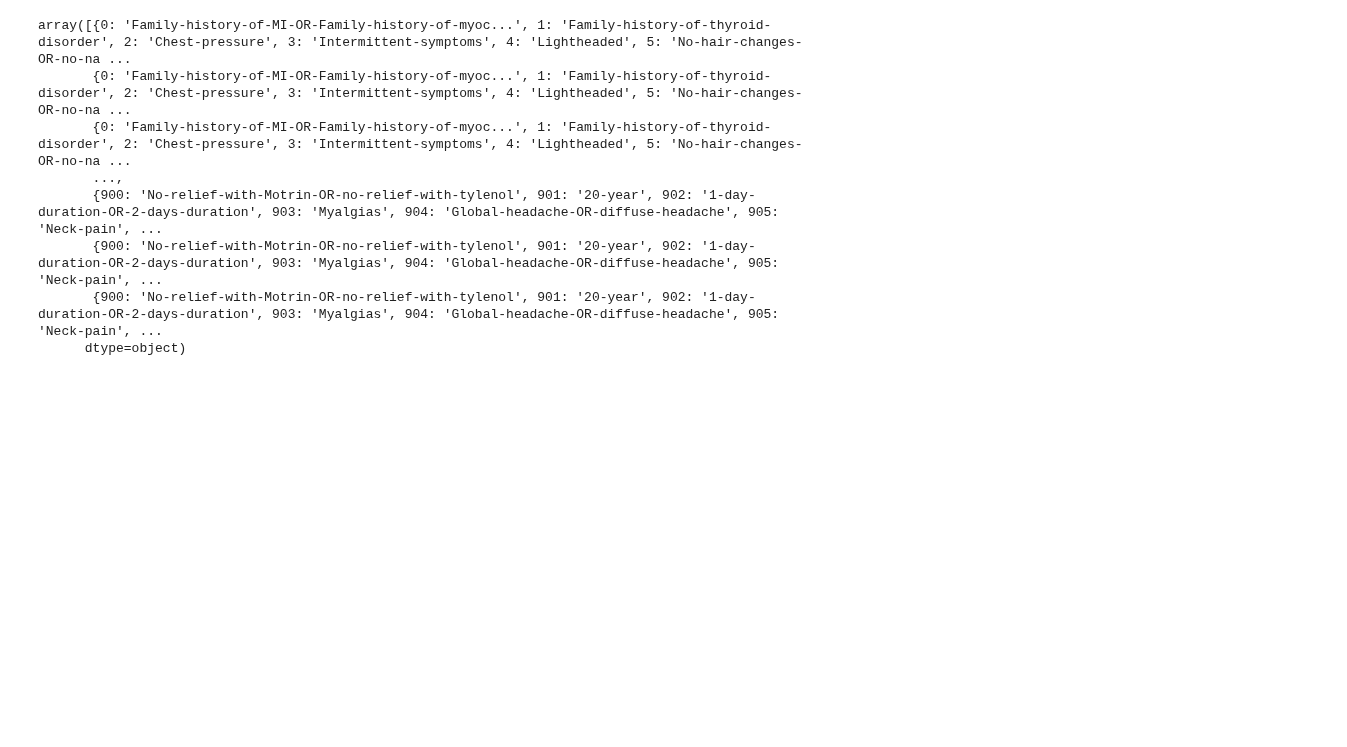
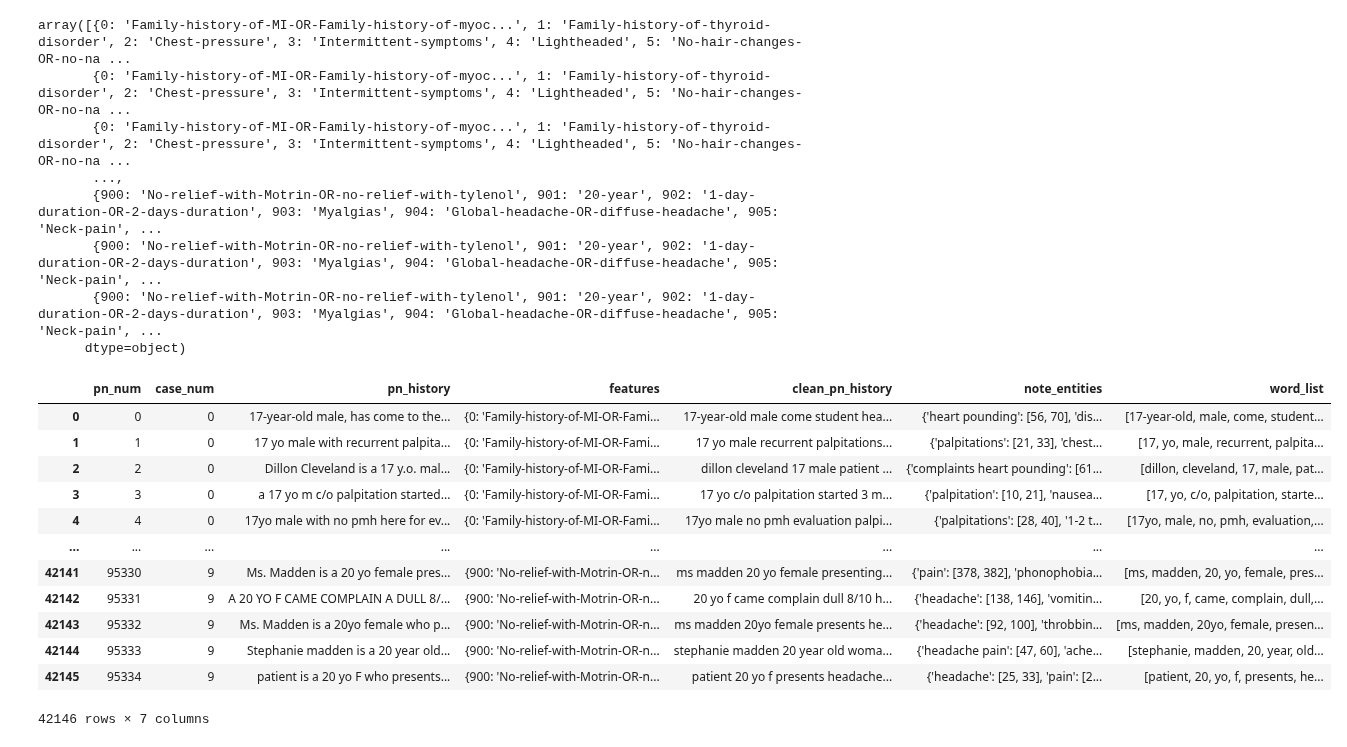
Before and after one commit to codeup-nlp-capstone/clinical_patient_notes, a Jupyter notebook: scott_scispacy_nb.ipynb, the cells around one changed output. Cells and saved outputs as stored; diff of their text form; code cells hidden in the pictures; blank space fills up the shorter version.

Commit message:
created a new columns for gensim

```diff
--- a/scott_scispacy_nb.ipynb
+++ b/scott_scispacy_nb.ipynb
@@ -402,3 +402,23 @@ for dic in range(len(notes_features2["features"])):
     for key in notes_features2["features"][dic].keys():
         if notes_features2["features"][dic][key] in notes_features2["note_entities"][dic]:
             print(True)
+# %%
+def word_list(text):
+    return [word for word in text.split()]
+# %%
+notes_features2["word_list"] = notes_features2["clean_pn_history"].apply(word_list)
+notes_features2
+# %% [output]
+|  | pn_num | case_num | pn_history | features | clean_pn_history | note_entities | word_list |
+| 0 | 0 | 0 | 17-year-old male, has come to the... | {0: 'Family-history-of-MI-OR-Fami... | 17-year-old male come student hea... | {'heart pounding': [56, 70], 'dis... | [17-year-old, male, come, student... |
+| 1 | 1 | 0 | 17 yo male with recurrent palpita... | {0: 'Family-history-of-MI-OR-Fami... | 17 yo male recurrent palpitations... | {'palpitations': [21, 33], 'chest... | [17, yo, male, recurrent, palpita... |
+| 2 | 2 | 0 | Dillon Cleveland is a 17 y.o. mal... | {0: 'Family-history-of-MI-OR-Fami... | dillon cleveland 17 male patient ... | {'complaints heart pounding': [61... | [dillon, cleveland, 17, male, pat... |
+| 3 | 3 | 0 | a 17 yo m c/o palpitation started... | {0: 'Family-history-of-MI-OR-Fami... | 17 yo c/o palpitation started 3 m... | {'palpitation': [10, 21], 'nausea... | [17, yo, c/o, palpitation, starte... |
+| 4 | 4 | 0 | 17yo male with no pmh here for ev... | {0: 'Family-history-of-MI-OR-Fami... | 17yo male no pmh evaluation palpi... | {'palpitations': [28, 40], '1-2 t... | [17yo, male, no, pmh, evaluation,... |
+| ... | ... | ... | ... | ... | ... | ... | ... |
+| 42141 | 95330 | 9 | Ms. Madden is a 20 yo female pres... | {900: 'No-relief-with-Motrin-OR-n... | ms madden 20 yo female presenting... | {'pain': [378, 382], 'phonophobia... | [ms, madden, 20, yo, female, pres... |
+| 42142 | 95331 | 9 | A 20 YO F CAME COMPLAIN A DULL 8/... | {900: 'No-relief-with-Motrin-OR-n... | 20 yo f came complain dull 8/10 h... | {'headache': [138, 146], 'vomitin... | [20, yo, f, came, complain, dull,... |
+| 42143 | 95332 | 9 | Ms. Madden is a 20yo female who p... | {900: 'No-relief-with-Motrin-OR-n... | ms madden 20yo female presents he... | {'headache': [92, 100], 'throbbin... | [ms, madden, 20yo, female, presen... |
+| 42144 | 95333 | 9 | Stephanie madden is a 20 year old... | {900: 'No-relief-with-Motrin-OR-n... | stephanie madden 20 year old woma... | {'headache pain': [47, 60], 'ache... | [stephanie, madden, 20, year, old... |
+| 42145 | 95334 | 9 | patient is a 20 yo F who presents... | {900: 'No-relief-with-Motrin-OR-n... | patient 20 yo f presents headache... | {'headache': [25, 33], 'pain': [2... | [patient, 20, yo, f, presents, he... |
+42146 rows × 7 columns
```
